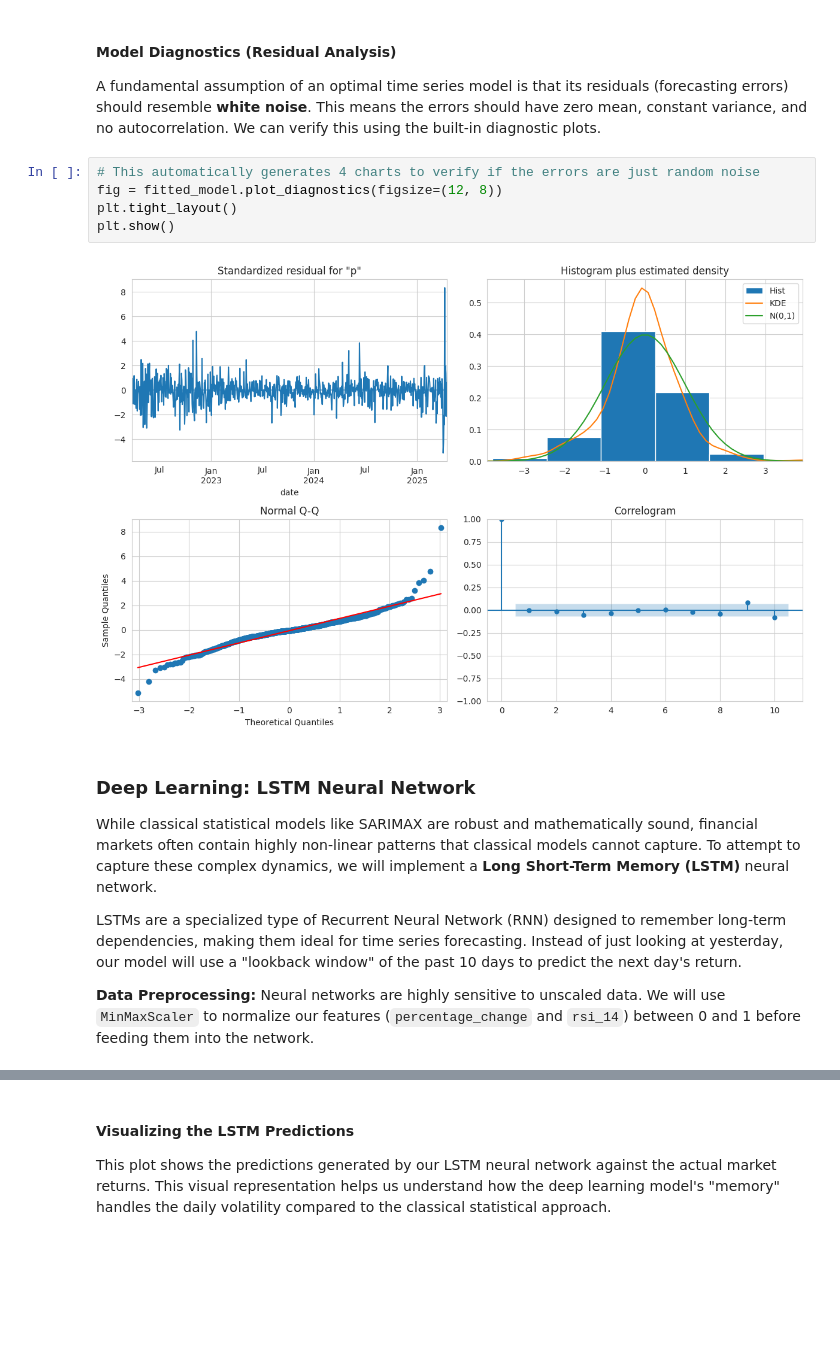
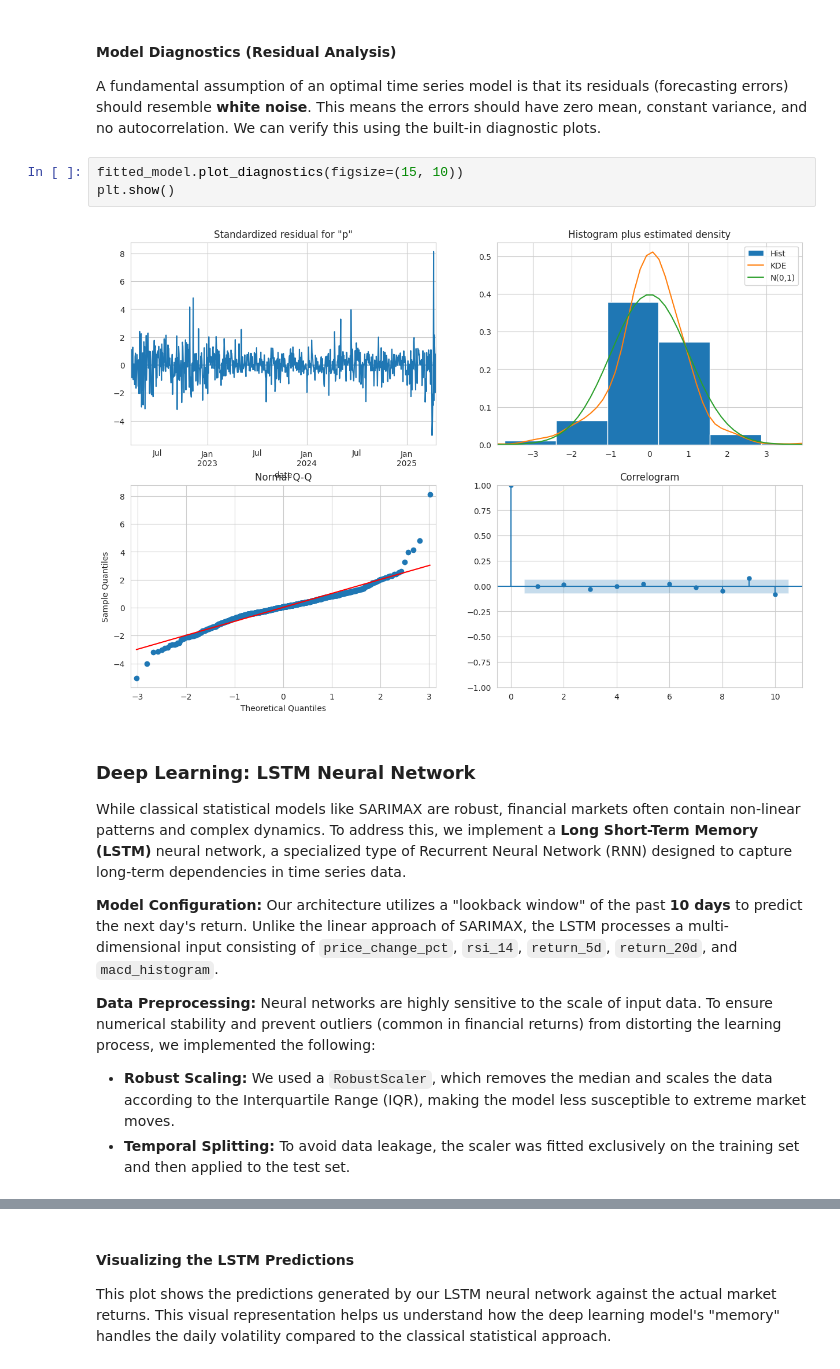
Before and after one commit to Gonzatorra/Advanced-ML-Project, a Jupyter notebook: Deliverable2/main.ipynb, the cells around one changed output, grey strips where cells are left out. Saved outputs shown, nothing was run; the diff lists cells and outputs as text; blank space fills up the shorter version.

```diff
--- a/Deliverable2/main.ipynb
+++ b/Deliverable2/main.ipynb
@@ -853,18 +987,20 @@ plt.show()
 
 A fundamental assumption of an optimal time series model is that its residuals (forecasting errors) should resemble **white noise**. This means the errors should have zero mean, constant variance, and no autocorrelation. We can verify this using the built-in diagnostic plots.
 # %%
-# This automatically generates 4 charts to verify if the errors are just random noise
-fig = fitted_model.plot_diagnostics(figsize=(12, 8))
-plt.tight_layout()
+fitted_model.plot_diagnostics(figsize=(15, 10))
 plt.show()
 # %% [output]
-[figure, old version]
+[figure, new version]
 # %% [markdown]
 ### Deep Learning: LSTM Neural Network
 
-While classical statistical models like SARIMAX are robust and mathematically sound, financial markets often contain highly non-linear patterns that classical models cannot capture. To attempt to capture these complex dynamics, we will implement a **Long Short-Term Memory (LSTM)** neural network.
+While classical statistical models like SARIMAX are robust, financial markets often contain non-linear patterns and complex dynamics. To address this, we implement a **Long Short-Term Memory (LSTM)** neural network, a specialized type of Recurrent Neural Network (RNN) designed to capture long-term dependencies in time series data.
 
-LSTMs are a specialized type of Recurrent Neural Network (RNN) designed to remember long-term dependencies, making them ideal for time series forecasting. Instead of just looking at yesterday, our model will use a "lookback window" of the past 10 days to predict the next day's return.
+**Model Configuration:**
+Our architecture utilizes a "lookback window" of the past **10 days** to predict the next day's return. Unlike the linear approach of SARIMAX, the LSTM processes a multi-dimensional input consisting of `price_change_pct`, `rsi_14`, `return_5d`, `return_20d`, and `macd_histogram`.
 
-**Data Preprocessing:** Neural networks are highly sensitive to unscaled data. We will use `MinMaxScaler` to normalize our features (`percentage_change` and `rsi_14`) between 0 and 1 before feeding them into the network.
+**Data Preprocessing:**
+Neural networks are highly sensitive to the scale of input data. To ensure numerical stability and prevent outliers (common in financial returns) from distorting the learning process, we implemented the following:
+* **Robust Scaling:** We used a `RobustScaler`, which removes the median and scales the data according to the Interquartile Range (IQR), making the model less susceptible to extreme market moves.
+* **Temporal Splitting:** To avoid data leakage, the scaler was fitted exclusively on the training set and then applied to the test set.
 # %%
```
Also changed, not shown: parts of 13 cells of this notebook.
